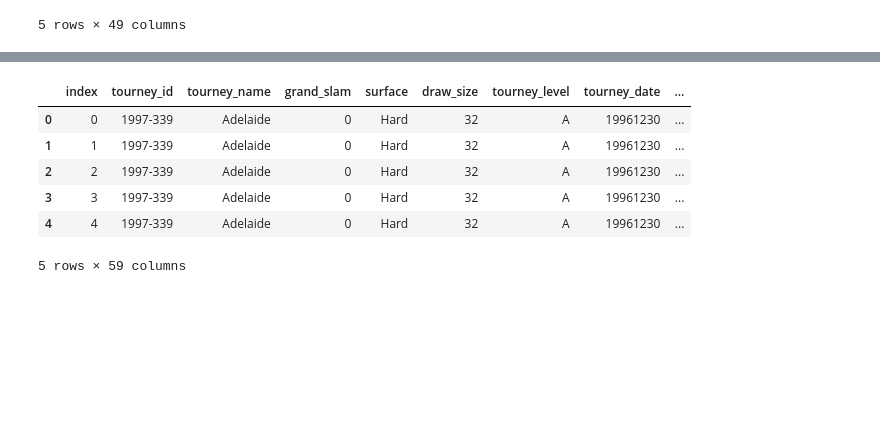
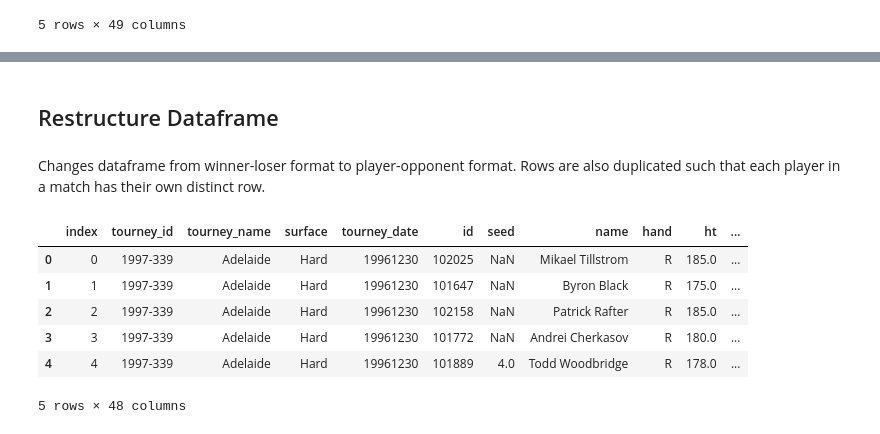
Before and after one commit to milesfking/atp-tennis-prizepicks-model, a Jupyter notebook: ATP_data_cleaning.ipynb, the cells around one changed output, grey strips where cells are left out. Drawn from its saved outputs; the diff is of its cells as text; code cells hidden in the pictures; blank space fills up the shorter version.

Commit message:
Add files via upload
Optimized data cleaning functions / code, adding headings and markdown

```diff
--- a/ATP_data_cleaning.ipynb
+++ b/ATP_data_cleaning.ipynb
@@ -117,0 +90,16 @@ atp[atp['tourney_name'] == 'US Open']
+# %%
+# Remove matches that were not played to completion (and matches with scoring errors)
+erroneous_strings = ['RET', 'Default', 'Apr', 'W/O', '[10]', 'DEF', 'Played', 'Unfinished', 'Walkover']
+atp = atp[~atp.score.str.contains('|'.join(erroneous_strings))]
+
+# Remove tiebreak games
+atp['score'] = atp['score'].str.replace('\(.\)', '', regex=True)
+
+# Adding columns
+atp[['winner_fantasy_pts', 'loser_fantasy_pts']] = atp.apply(calcFantasyPoints, axis = 1)
+atp['grand_slam'] = atp['tourney_name'].apply(lambda tourney: 1 if tourney in ['US Open', 'Wimbledon', 'Australian Open', 'Roland Garros'] else 0)
+
+# Removing completely irrelevant columns
+atp = atp.drop(columns = ['draw_size', 'tourney_level', 'match_num', 'winner_entry', 'loser_entry'])
+
+atp.head()
@@ -118,52 +114,34 @@ atp[atp['tourney_name'] == 'US Open']
+# %% [markdown]
+## Restructure Dataframe
+# %% [markdown]
+Changes dataframe from winner-loser format to player-opponent format. Rows are also duplicated such that each player in a match has their own distinct row.
 # %%
-# restructuring dataframe
-
-
-# changing dataframe format from winner-loser to player-opponent
-
 # create dataframe with winners as players, losers as opponents
-winners_df = atp[[
-    'tourney_id', 'tourney_name', 'grand_slam', 'surface', 'draw_size', 'tourney_level', 'tourney_date', 'match_num', 'best_of', 'round', 'minutes', # tourney info
-    'score', 'winner_score', 'loser_score', 'winner_games_won', 'loser_games_won', 'winner_sets_won', 'loser_sets_won', 'winner_fantasy_pts', 'loser_fantasy_pts', # score data
-    'winner_id', 'winner_seed', 'winner_entry', 'winner_name', 'winner_hand', 'winner_ht', 'winner_ioc', 'winner_age', 'winner_rank', 'winner_rank_points', # player metadata
-    'loser_id', 'loser_seed', 'loser_entry', 'loser_name', 'loser_hand', 'loser_ht', 'loser_ioc', 'loser_age', 'loser_rank', 'loser_rank_points', # opponent metadata
-    'w_ace', 'w_df', 'w_svpt', 'w_1stIn', 'w_1stWon', 'w_2ndWon', 'w_SvGms', 'w_bpSaved', 'w_bpFaced', # player stats
-    'l_ace', 'l_df', 'l_svpt', 'l_1stIn', 'l_1stWon', 'l_2ndWon', 'l_SvGms', 'l_bpSaved', 'l_bpFaced', # opponent stats
-]]
-winners_df = winners_df.rename(columns={
-    'winner_score': 'player_score', 'loser_score': 'opp_score', 'winner_games_won': 'games_won', 'loser_games_won': 'opp_games_won', 'winner_sets_won': 'sets_won', 'loser_sets_won': 'opp_sets_won', 'winner_fantasy_pts': 'fantasy_pts', 'loser_fantasy_pts': 'opp_fantasy_pts', # score data
-    'winner_id': 'id', 'winner_seed': 'seed', 'winner_entry': 'entry', 'winner_name': 'name', 'winner_hand': 'hand', 'winner_ht': 'ht', 'winner_ioc': 'ioc', 'winner_age': 'age', 'winner_rank': 'rank', 'winner_rank_points': 'rank_points', # player metadata
+winners_df = atp.rename(columns={
+    'winner_fantasy_pts': 'fantasy_pts', 'loser_fantasy_pts': 'opp_fantasy_pts', # score data
+    'winner_id': 'id', 'winner_seed': 'seed', 'winner_name': 'name', 'winner_hand': 'hand', 'winner_ht': 'ht', 'winner_ioc': 'ioc', 'winner_age': 'age', 'winner_rank': 'rank', 'winner_rank_points': 'rank_points', # player metadata
     'loser_id': 'opp_id', 'loser_seed': 'opp_seed', 'loser_entry': 'opp_entry', 'loser_name': 'opp_name', 'loser_hand': 'opp_hand', 'loser_ht': 'opp_ht', 'loser_ioc': 'opp_ioc', 'loser_age': 'opp_age', 'loser_rank': 'opp_rank', 'loser_rank_points': 'opp_rank_points', # opponent metadata
     'w_ace': 'ace', 'w_df': 'df', 'w_svpt': 'svpt', 'w_1stIn': 'FirstIn', 'w_1stWon': 'FirstWon', 'w_2ndWon': 'SecondWon', 'w_SvGms': 'SvGms', 'w_bpSaved': 'bpSaved', 'w_bpFaced' : 'bpFaced', # player stats
     'l_ace': 'opp_ace', 'l_df': 'opp_df', 'l_svpt': 'opp_svpt', 'l_1stIn': 'opp_FirstIn', 'l_1stWon': 'opp_FirstWon', 'l_2ndWon': 'opp_SecondWon', 'l_SvGms': 'opp_SvGms', 'l_bpSaved': 'opp_bpSaved', 'l_bpFaced': 'opp_bpFaced' # opponent stats
 })
 
 # create dataframe with losers as players, winners as opponents
-losers_df = atp[[
-    'tourney_id', 'tourney_name', 'grand_slam', 'surface', 'draw_size', 'tourney_level', 'tourney_date', 'match_num', 'best_of', 'round', 'minutes', # tourney info
-    'score', 'loser_score', 'winner_score', 'loser_games_won', 'winner_games_won', 'loser_sets_won', 'winner_sets_won', 'loser_fantasy_pts', 'winner_fantasy_pts', # score data
-    'loser_id', 'loser_seed', 'loser_entry', 'loser_name', 'loser_hand', 'loser_ht', 'loser_ioc', 'loser_age', 'loser_rank', 'loser_rank_points', # player metadata
-    'winner_id', 'winner_seed', 'winner_entry', 'winner_name', 'winner_hand', 'winner_ht', 'winner_ioc', 'winner_age', 'winner_rank', 'winner_rank_points', # opponent metadata
-    'l_ace', 'l_df', 'l_svpt', 'l_1stIn', 'l_1stWon', 'l_2ndWon', 'l_SvGms', 'l_bpSaved', 'l_bpFaced', # player stats
-    'w_ace', 'w_df', 'w_svpt', 'w_1stIn', 'w_1stWon', 'w_2ndWon', 'w_SvGms', 'w_bpSaved', 'w_bpFaced', # opponent stats
-]]
-losers_df = losers_df.rename(columns={
-    'loser_score': 'player_score', 'winner_score': 'opp_score', 'loser_games_won': 'games_won', 'winner_games_won': 'opp_games_won', 'loser_sets_won': 'sets_won', 'winner_sets_won': 'opp_sets_won', 'loser_fantasy_pts': 'fantasy_pts', 'winner_fantasy_pts': 'opp_fantasy_pts', # score data
-    'loser_id': 'id', 'loser_seed': 'seed', 'loser_entry': 'entry', 'loser_name': 'name', 'loser_hand': 'hand', 'loser_ht': 'ht', 'loser_ioc': 'ioc', 'loser_age': 'age', 'loser_rank': 'rank', 'loser_rank_points': 'rank_points', # player metadata
+losers_df = atp.rename(columns={
+    'loser_fantasy_pts': 'fantasy_pts', 'winner_fantasy_pts': 'opp_fantasy_pts', # score data
+    'loser_id': 'id', 'loser_seed': 'seed', 'loser_name': 'name', 'loser_hand': 'hand', 'loser_ht': 'ht', 'loser_ioc': 'ioc', 'loser_age': 'age', 'loser_rank': 'rank', 'loser_rank_points': 'rank_points', # player metadata
     'winner_id': 'opp_id', 'winner_seed': 'opp_seed', 'winner_entry': 'opp_entry', 'winner_name': 'opp_name', 'winner_hand': 'opp_hand', 'winner_ht': 'opp_ht', 'winner_ioc': 'opp_ioc', 'winner_age': 'opp_age', 'winner_rank': 'opp_rank', 'winner_rank_points': 'opp_rank_points', # opponent metadata
     'l_ace': 'ace', 'l_df': 'df', 'l_svpt': 'svpt', 'l_1stIn': 'FirstIn', 'l_1stWon': 'FirstWon', 'l_2ndWon': 'SecondWon', 'l_SvGms': 'SvGms', 'l_bpSaved': 'bpSaved', 'l_bpFaced' : 'bpFaced', # player stats
     'w_ace': 'opp_ace', 'w_df': 'opp_df', 'w_svpt': 'opp_svpt', 'w_1stIn': 'opp_FirstIn', 'w_1stWon': 'opp_FirstWon', 'w_2ndWon': 'opp_SecondWon', 'w_SvGms': 'opp_SvGms', 'w_bpSaved': 'opp_bpSaved', 'w_bpFaced': 'opp_bpFaced' # opponent stats
 })
 
 # join the two dataframes together
-full_df = pd.concat([winners_df, losers_df])
-full_df = full_df.reset_index()
+full_df = pd.concat([winners_df, losers_df]).reset_index()
 full_df.head()
 # %% [output]
-|  | index | tourney_id | tourney_name | grand_slam | surface | draw_size | tourney_level | tourney_date | ... |
-| 0 | 0 | 1997-339 | Adelaide | 0 | Hard | 32 | A | 19961230 | ... |
-| 1 | 1 | 1997-339 | Adelaide | 0 | Hard | 32 | A | 19961230 | ... |
-| 2 | 2 | 1997-339 | Adelaide | 0 | Hard | 32 | A | 19961230 | ... |
-| 3 | 3 | 1997-339 | Adelaide | 0 | Hard | 32 | A | 19961230 | ... |
-| 4 | 4 | 1997-339 | Adelaide | 0 | Hard | 32 | A | 19961230 | ... |
+|  | index | tourney_id | tourney_name | surface | tourney_date | id | seed | name | hand | ht | ... |
+| 0 | 0 | 1997-339 | Adelaide | Hard | 19961230 | 102025 | NaN | Mikael Tillstrom | R | 185.0 | ... |
+| 1 | 1 | 1997-339 | Adelaide | Hard | 19961230 | 101647 | NaN | Byron Black | R | 175.0 | ... |
+| 2 | 2 | 1997-339 | Adelaide | Hard | 19961230 | 102158 | NaN | Patrick Rafter | R | 185.0 | ... |
+| 3 | 3 | 1997-339 | Adelaide | Hard | 19961230 | 101772 | NaN | Andrei Cherkasov | R | 180.0 | ... |
+| 4 | 4 | 1997-339 | Adelaide | Hard | 19961230 | 101889 | 4.0 | Todd Woodbridge | R | 178.0 | ... |
-5 rows × 59 columns
+5 rows × 48 columns
```
Also changed, not shown: parts of 26 cells of this notebook.
